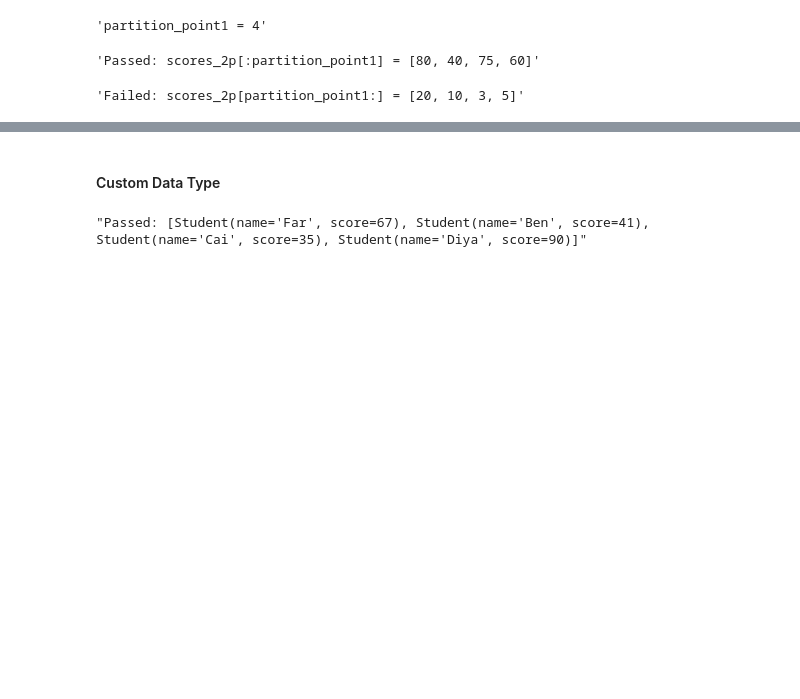
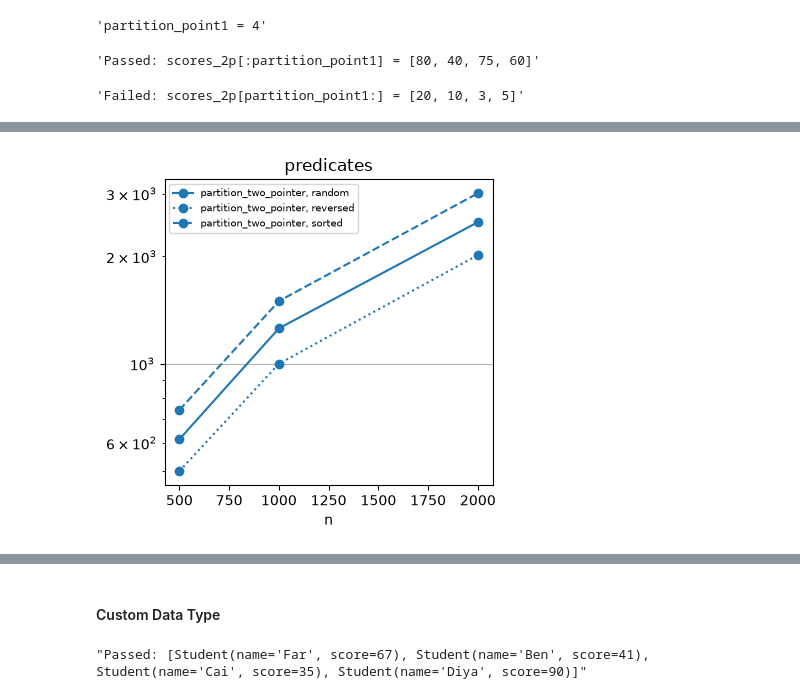
Before and after one commit to gophry/programming-first-principles, a Jupyter notebook: nbs/02_sequences/03_algorithms-101/04_partition.ipynb, the cells around one changed output, grey strips where cells are left out. Drawn from its saved outputs; the diff is of its cells as text; code cells hidden in the pictures; blank space fills up the shorter version.

```diff
--- a/nbs/02_sequences/03_algorithms-101/04_partition.ipynb
+++ b/nbs/02_sequences/03_algorithms-101/04_partition.ipynb
@@ -124,0 +161,6 @@ f'Failed: {scores_d[n1:] = }'
+# %%
+two_pointer = Cost(repeats=1, seed=0)
+_ = two_pointer.scale([partition_two_pointer],
+                        args=pred,
+                        operations=('predicates','swaps','ms'))
+two_pointer.frame
@@ -124,0 +178,4 @@ f'Failed: {scores_d[n1:] = }'
+# %%
+two_pointer.plot('predicates')
+# %% [output]
+[figure, added]
```
Also changed, not shown: parts of 16 cells of this notebook, 12 other files.
